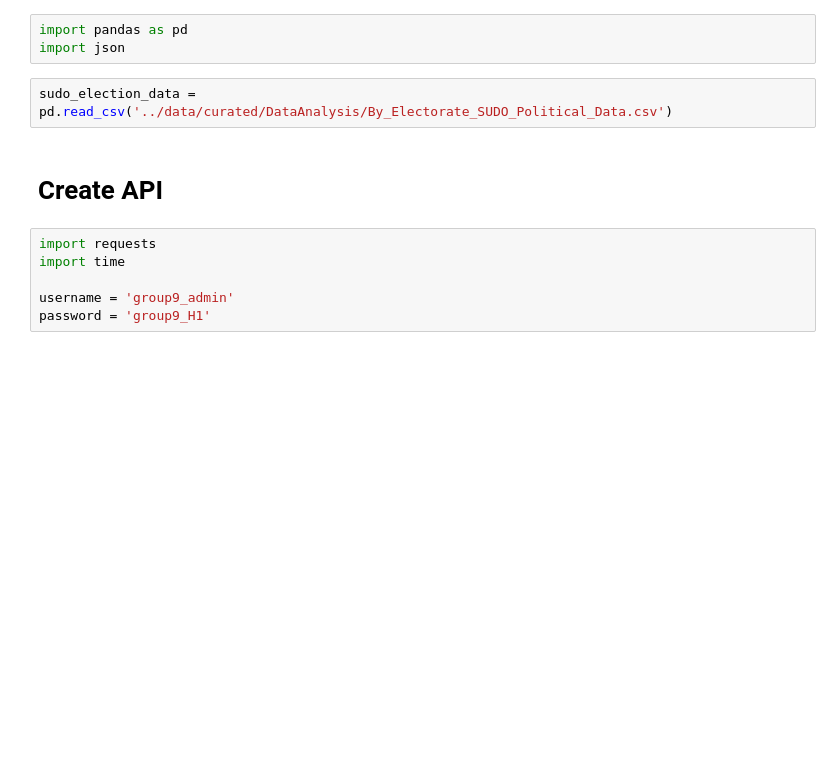
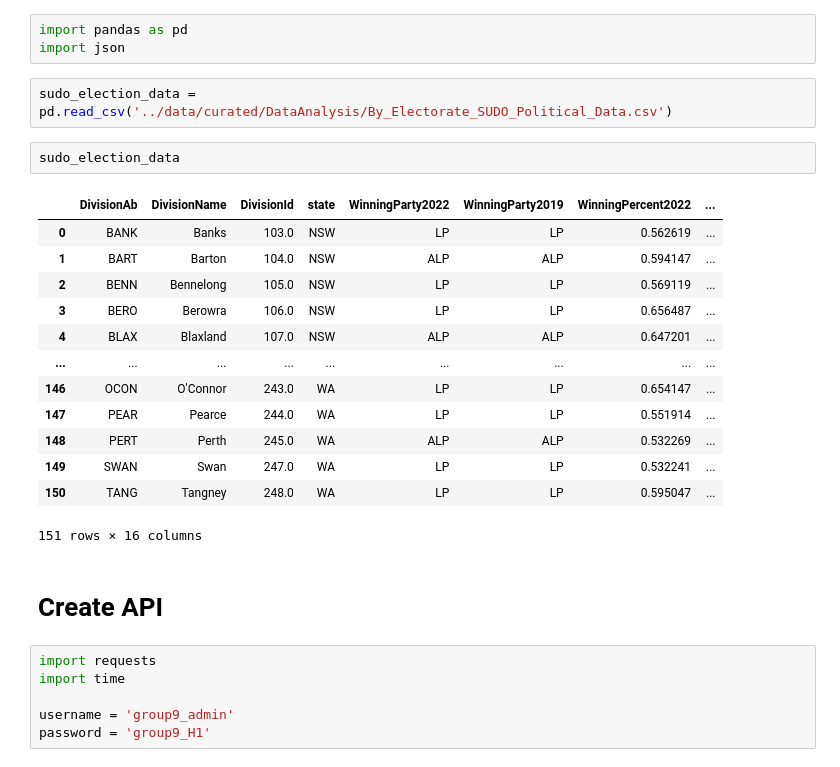
Before and after one commit to doncd-p/COMP90024-23S1-A2-Australia-Social-Media-Analytics, a Jupyter notebook: notebook/R_16_R_Analysis_Data.ipynb, the cells around one changed output. Saved outputs shown, nothing was run; the diff lists cells and outputs as text; blank space fills up the shorter version.

```diff
--- a/notebook/R_16_R_Analysis_Data.ipynb
+++ b/notebook/R_16_R_Analysis_Data.ipynb
@@ -5,6 +5,22 @@ import pandas as pd
 import json
 # %%
 sudo_election_data = pd.read_csv('../data/curated/DataAnalysis/By_Electorate_SUDO_Political_Data.csv')
+# %%
+sudo_election_data
+# %% [output]
+|  | DivisionAb | DivisionName | DivisionId | state | WinningParty2022 | WinningParty2019 | WinningPercent2022 | ... |
+| 0 | BANK | Banks | 103.0 | NSW | LP | LP | 0.562619 | ... |
+| 1 | BART | Barton | 104.0 | NSW | ALP | ALP | 0.594147 | ... |
+| 2 | BENN | Bennelong | 105.0 | NSW | LP | LP | 0.569119 | ... |
+| 3 | BERO | Berowra | 106.0 | NSW | LP | LP | 0.656487 | ... |
+| 4 | BLAX | Blaxland | 107.0 | NSW | ALP | ALP | 0.647201 | ... |
+| ... | ... | ... | ... | ... | ... | ... | ... | ... |
+| 146 | OCON | O'Connor | 243.0 | WA | LP | LP | 0.654147 | ... |
+| 147 | PEAR | Pearce | 244.0 | WA | LP | LP | 0.551914 | ... |
+| 148 | PERT | Perth | 245.0 | WA | ALP | ALP | 0.532269 | ... |
+| 149 | SWAN | Swan | 247.0 | WA | LP | LP | 0.532241 | ... |
+| 150 | TANG | Tangney | 248.0 | WA | LP | LP | 0.595047 | ... |
+151 rows × 16 columns
 # %% [markdown]
 # Create API
 # %%
```
Also changed, not shown: parts of 12 cells of this notebook, 2 other files.
